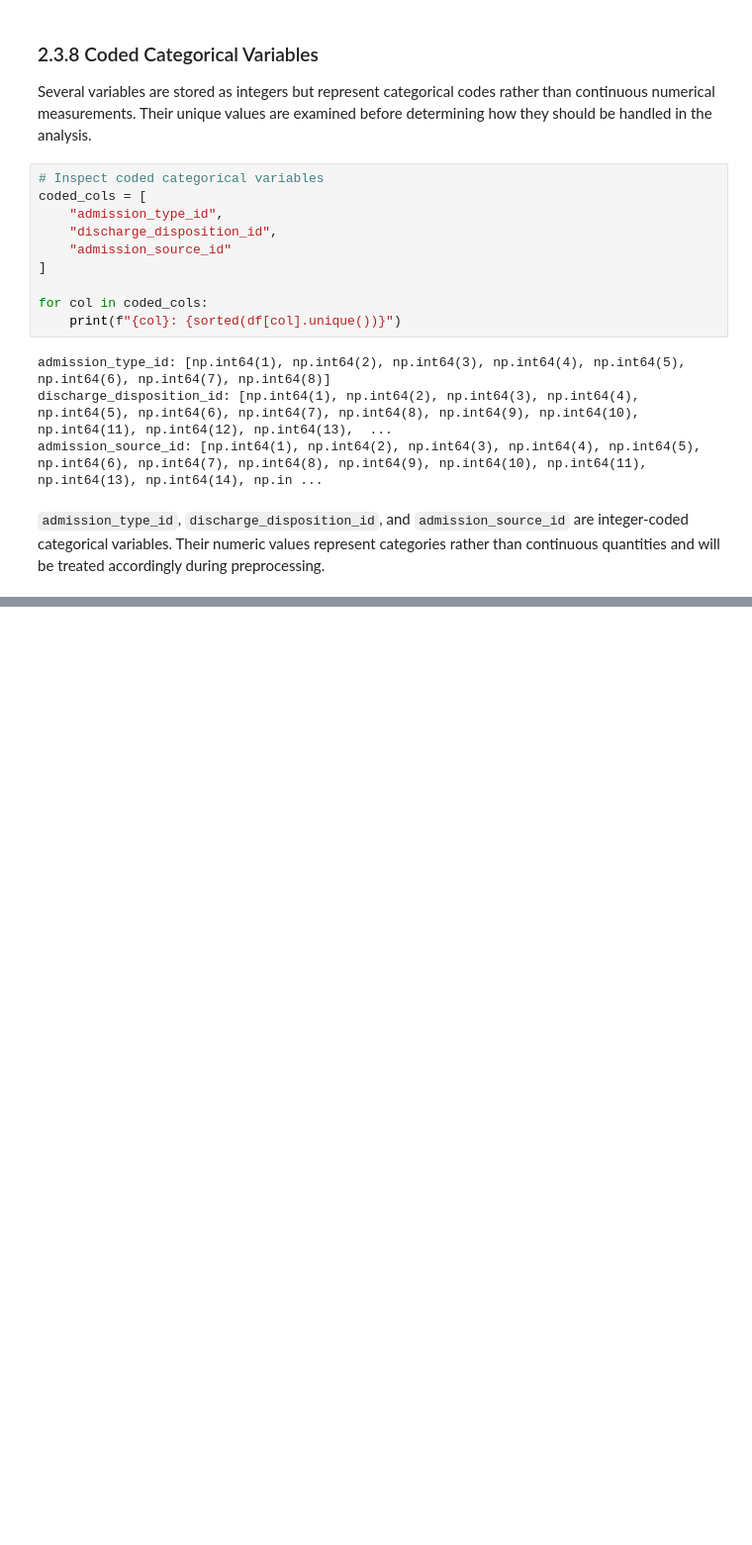
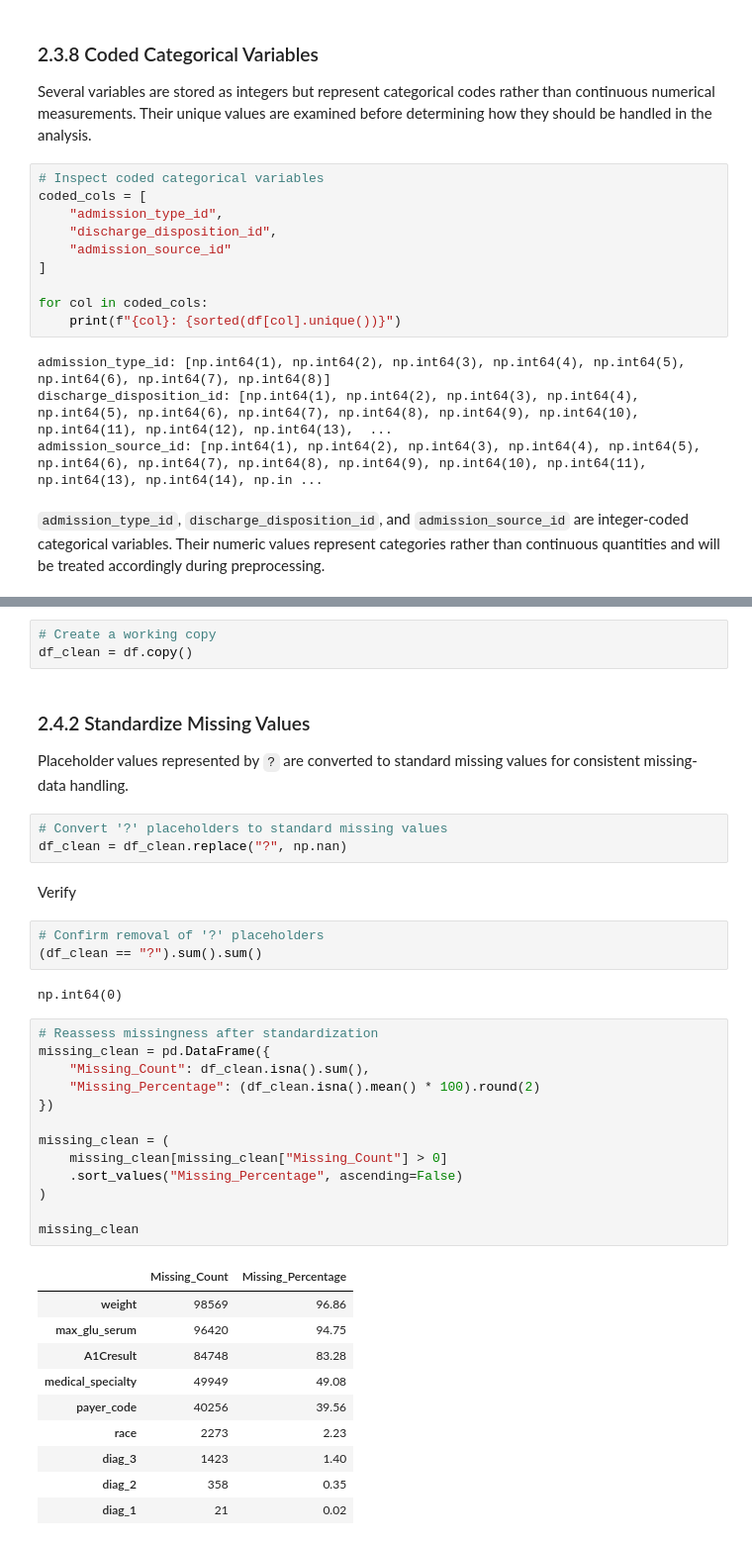
Before and after one commit to byegond-beep/hospital-readmission-resource-allocation-analytics, a Jupyter notebook: notebooks/02_data_understanding_cleaning.ipynb, the cells around one changed output, grey strips where cells are left out. Shown at 99% size. Cells and saved outputs as stored; diff of their text form; blank space fills up the shorter version.

Commit message:
data cleaning

```diff
--- a/notebooks/02_data_understanding_cleaning.ipynb
+++ b/notebooks/02_data_understanding_cleaning.ipynb
@@ -334,0 +343,41 @@ admission_source_id: [np.int64(1), np.int64(2), np.int64(3), np.int64(4), np.int
+# %%
+# Create a working copy
+df_clean = df.copy()
+# %% [markdown]
+### 2.4.2 Standardize Missing Values
+
+Placeholder values represented by `?` are converted to standard missing values for consistent missing-data handling.
+# %%
+# Convert '?' placeholders to standard missing values
+df_clean = df_clean.replace("?", np.nan)
+# %% [markdown]
+Verify
+# %%
+# Confirm removal of '?' placeholders
+(df_clean == "?").sum().sum()
+# %% [output]
+np.int64(0)
+# %%
+# Reassess missingness after standardization
+missing_clean = pd.DataFrame({
+    "Missing_Count": df_clean.isna().sum(),
+    "Missing_Percentage": (df_clean.isna().mean() * 100).round(2)
+})
+
+missing_clean = (
+    missing_clean[missing_clean["Missing_Count"] > 0]
+    .sort_values("Missing_Percentage", ascending=False)
+)
+
+missing_clean
+# %% [output]
+|  | Missing_Count | Missing_Percentage |
+| weight | 98569 | 96.86 |
+| max_glu_serum | 96420 | 94.75 |
+| A1Cresult | 84748 | 83.28 |
+| medical_specialty | 49949 | 49.08 |
+| payer_code | 40256 | 39.56 |
+| race | 2273 | 2.23 |
+| diag_3 | 1423 | 1.40 |
+| diag_2 | 358 | 0.35 |
+| diag_1 | 21 | 0.02 |
```
Also changed, not shown: parts of 12 cells of this notebook, 1 other file.
